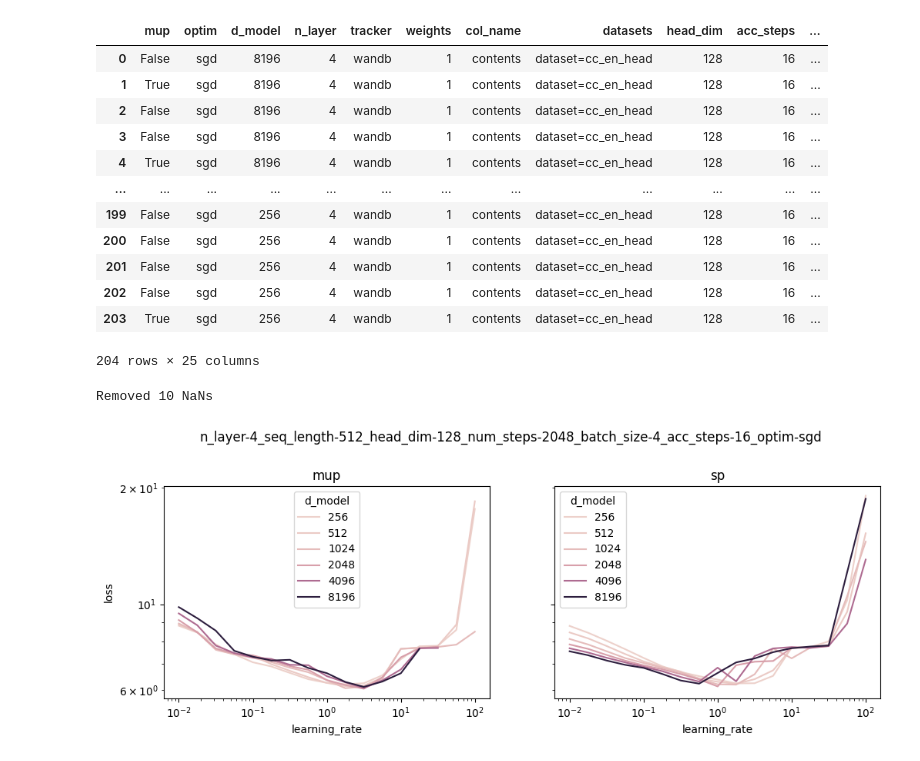
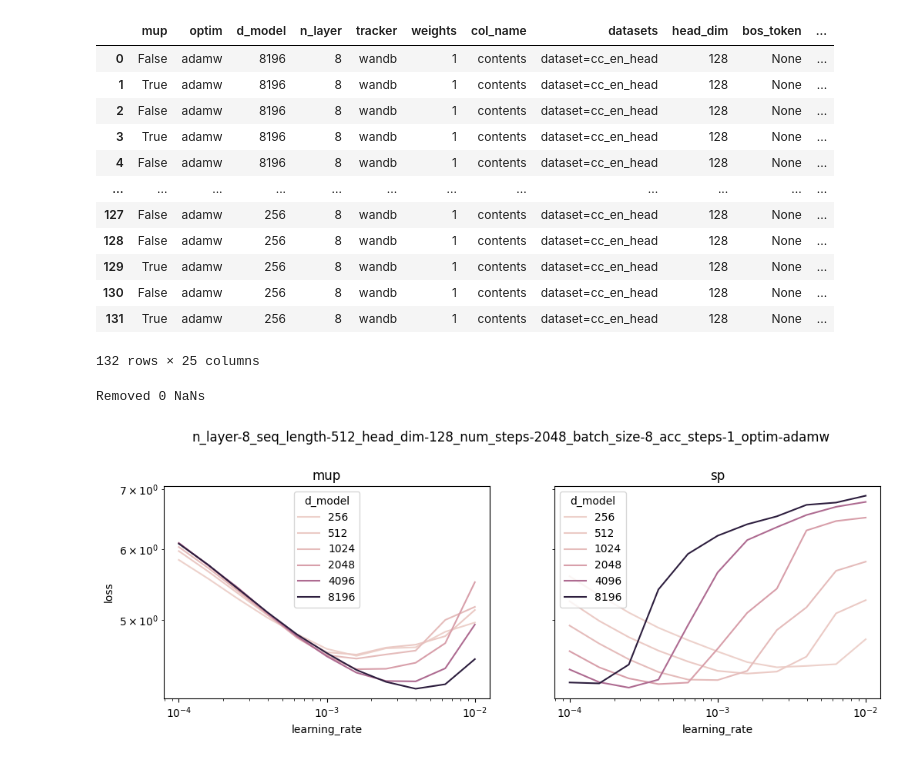
Before and after one commit to garrett361/fms-fsdp, a Jupyter notebook: fms_fsdp/mup/notebooks/sweeps.ipynb, the cells around one changed output. Cells and saved outputs as stored; diff of their text form; code cells hidden in the pictures.

```diff
--- a/fms_fsdp/mup/notebooks/sweeps.ipynb
+++ b/fms_fsdp/mup/notebooks/sweeps.ipynb
@@ -8,7 +8,7 @@ from tqdm.notebook import tqdm
 # %%
 api = wandb.Api()
 # %%
-sweep_ids = ("9as7up1f",)
+sweep_ids = ("sibdeh7u",)
 sweeps = [api.sweep(f"project-avengers/goon-test/sweeps/{sweep_id}") for sweep_id in sweep_ids]
 # %%
 results = []
@@ -25,41 +25,41 @@ for s in sweeps:
 results_df = pd.DataFrame(results)
 results_df
 # %% [output]
-|  | mup | optim | d_model | n_layer | tracker | weights | col_name | datasets | head_dim | acc_steps | ... |
-| 0 | False | sgd | 8196 | 4 | wandb | 1 | contents | dataset=cc_en_head | 128 | 16 | ... |
-| 1 | True | sgd | 8196 | 4 | wandb | 1 | contents | dataset=cc_en_head | 128 | 16 | ... |
-| 2 | False | sgd | 8196 | 4 | wandb | 1 | contents | dataset=cc_en_head | 128 | 16 | ... |
-| 3 | False | sgd | 8196 | 4 | wandb | 1 | contents | dataset=cc_en_head | 128 | 16 | ... |
-| 4 | True | sgd | 8196 | 4 | wandb | 1 | contents | dataset=cc_en_head | 128 | 16 | ... |
+|  | mup | optim | d_model | n_layer | tracker | weights | col_name | datasets | head_dim | bos_token | ... |
+| 0 | False | adamw | 8196 | 8 | wandb | 1 | contents | dataset=cc_en_head | 128 | None | ... |
+| 1 | True | adamw | 8196 | 8 | wandb | 1 | contents | dataset=cc_en_head | 128 | None | ... |
+| 2 | False | adamw | 8196 | 8 | wandb | 1 | contents | dataset=cc_en_head | 128 | None | ... |
+| 3 | True | adamw | 8196 | 8 | wandb | 1 | contents | dataset=cc_en_head | 128 | None | ... |
+| 4 | False | adamw | 8196 | 8 | wandb | 1 | contents | dataset=cc_en_head | 128 | None | ... |
 | ... | ... | ... | ... | ... | ... | ... | ... | ... | ... | ... | ... |
-| 199 | False | sgd | 256 | 4 | wandb | 1 | contents | dataset=cc_en_head | 128 | 16 | ... |
-| 200 | False | sgd | 256 | 4 | wandb | 1 | contents | dataset=cc_en_head | 128 | 16 | ... |
-| 201 | False | sgd | 256 | 4 | wandb | 1 | contents | dataset=cc_en_head | 128 | 16 | ... |
-| 202 | False | sgd | 256 | 4 | wandb | 1 | contents | dataset=cc_en_head | 128 | 16 | ... |
-| 203 | True | sgd | 256 | 4 | wandb | 1 | contents | dataset=cc_en_head | 128 | 16 | ... |
+| 127 | False | adamw | 256 | 8 | wandb | 1 | contents | dataset=cc_en_head | 128 | None | ... |
+| 128 | False | adamw | 256 | 8 | wandb | 1 | contents | dataset=cc_en_head | 128 | None | ... |
+| 129 | True | adamw | 256 | 8 | wandb | 1 | contents | dataset=cc_en_head | 128 | None | ... |
+| 130 | False | adamw | 256 | 8 | wandb | 1 | contents | dataset=cc_en_head | 128 | None | ... |
+| 131 | True | adamw | 256 | 8 | wandb | 1 | contents | dataset=cc_en_head | 128 | None | ... |
-204 rows × 25 columns
+132 rows × 25 columns
 # %%
 non_nan_results_df = results_df[results_df.loss != "NaN"]
 print(f"Removed {len(results_df) - len(non_nan_results_df)} NaNs")
 # %% [output]
-Removed 10 NaNs
+Removed 0 NaNs
 # %%
 fig, axs = plt.subplots(
  ncols=2, nrows=1, sharey=True, sharex=True, figsize=(6 * 2, 4 )
 )
 mup_plot =sns.lineplot(data=non_nan_results_df[non_nan_results_df.mup], x="learning_rate", y="loss", hue="d_model", ax=axs[0])
 axs[0].set_title("mup")
 no_mup_plot = sns.lineplot(data=non_nan_results_df[~non_nan_results_df.mup], x="learning_rate", y="loss", hue="d_model", ax=axs[1])
 axs[1].set_title("sp")
 mup_plot.set(xscale="log")
 mup_plot.set(yscale="log")
 no_mup_plot.set(xscale="log")
 no_mup_plot.set(yscale="log")
 
-suptitle = f'n_layer-{config["n_layer"]}_seq_length-{config["seq_length"]}_head_dim-{config["head_dim"]}_num_steps-{config["num_steps"]}_batch_size-{config["batch_size"]}_acc_steps-{config["acc_steps"]}_optim-{config["optim"]}'
+suptitle = f'n_layer-{config.get("n_layer")}_seq_length-{config.get("seq_length")}_head_dim-{config.get("head_dim")}_num_steps-{config.get("num_steps")}_batch_size-{config.get("batch_size")}_acc_steps-{config.get("acc_steps",1)}_optim-{config.get("optim")}'
 
 fig.suptitle(suptitle)
 fig.subplots_adjust(top=0.8)
 fig.savefig(suptitle + ".png", dpi=256, bbox_inches="tight")
 # %% [output]
-[figure, old version]
+[figure, new version]
```
Also changed, not shown: 1 other file.
